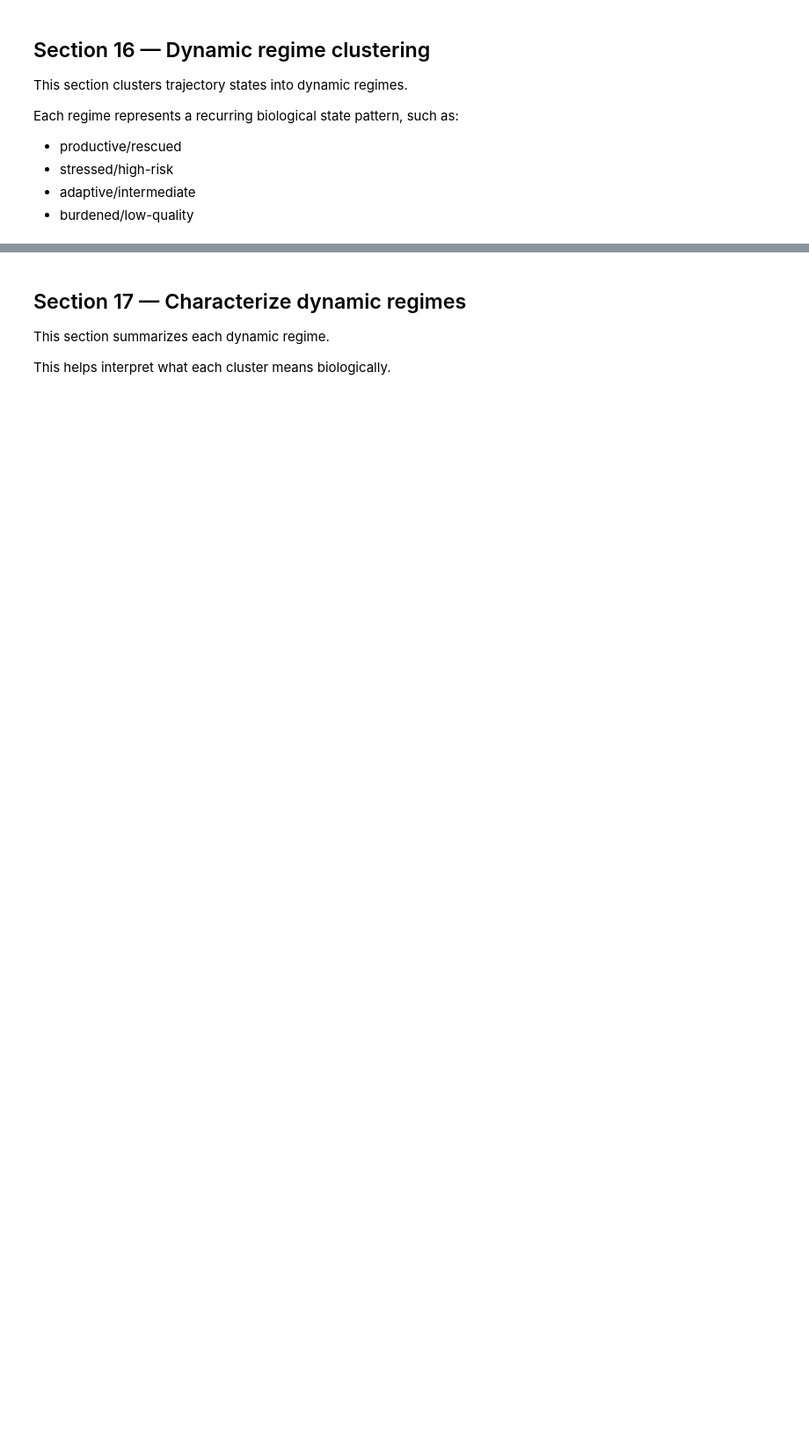
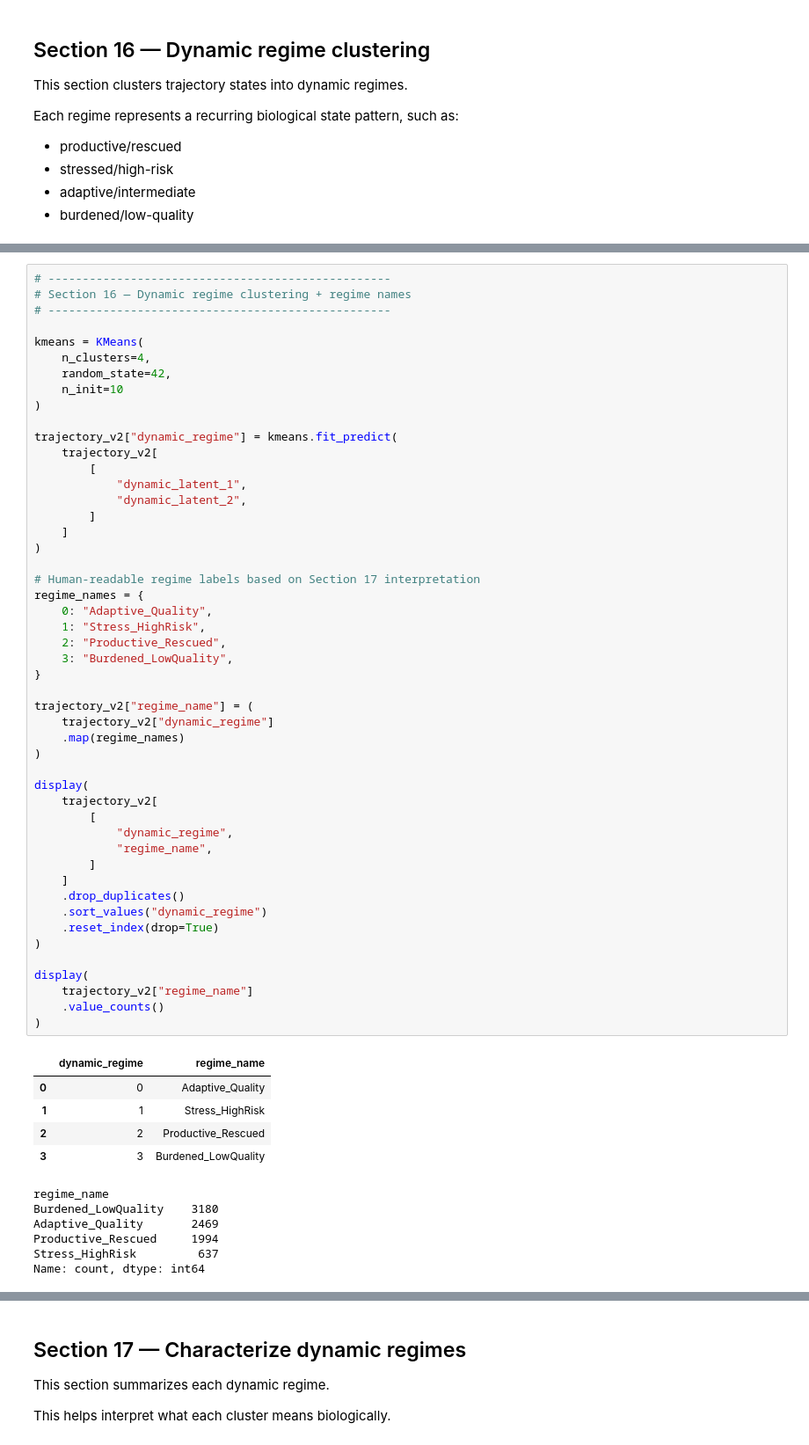
Before and after one commit to Sanghee-L/CLD_ML_PIPELINE, a Jupyter notebook: notebooks/14v2_Dynamic_State_Trajectories_with_Process_Actions_and_Reward.ipynb, the cells around one changed output, grey strips where cells are left out. Shown at 88% size. Saved outputs shown, nothing was run; the diff lists cells and outputs as text; blank space fills up the shorter version.

```diff
--- a/notebooks/14v2_Dynamic_State_Trajectories_with_Process_Actions_and_Reward.ipynb
+++ b/notebooks/14v2_Dynamic_State_Trajectories_with_Process_Actions_and_Reward.ipynb
@@ -1109,0 +1078,61 @@ Name: count, dtype: int64
+# %%
+# --------------------------------------------------
+# Section 16 — Dynamic regime clustering + regime names
+# --------------------------------------------------
+
+kmeans = KMeans(
+    n_clusters=4,
+    random_state=42,
+    n_init=10
+)
+
+trajectory_v2["dynamic_regime"] = kmeans.fit_predict(
+    trajectory_v2[
+        [
+            "dynamic_latent_1",
+            "dynamic_latent_2",
+        ]
+    ]
+)
+
+# Human-readable regime labels based on Section 17 interpretation
+regime_names = {
+    0: "Adaptive_Quality",
+    1: "Stress_HighRisk",
+    2: "Productive_Rescued",
+    3: "Burdened_LowQuality",
+}
+
+trajectory_v2["regime_name"] = (
+    trajectory_v2["dynamic_regime"]
+    .map(regime_names)
+)
+
+display(
+    trajectory_v2[
+        [
+            "dynamic_regime",
+            "regime_name",
+        ]
+    ]
+    .drop_duplicates()
+    .sort_values("dynamic_regime")
+    .reset_index(drop=True)
+)
+
+display(
+    trajectory_v2["regime_name"]
+    .value_counts()
+)
+# %% [output]
+|  | dynamic_regime | regime_name |
+| 0 | 0 | Adaptive_Quality |
+| 1 | 1 | Stress_HighRisk |
+| 2 | 2 | Productive_Rescued |
+| 3 | 3 | Burdened_LowQuality |
+regime_name
+Burdened_LowQuality    3180
+Adaptive_Quality       2469
+Productive_Rescued     1994
+Stress_HighRisk         637
+Name: count, dtype: int64
```
Also changed, not shown: parts of 7 cells of this notebook, 2 other files.
